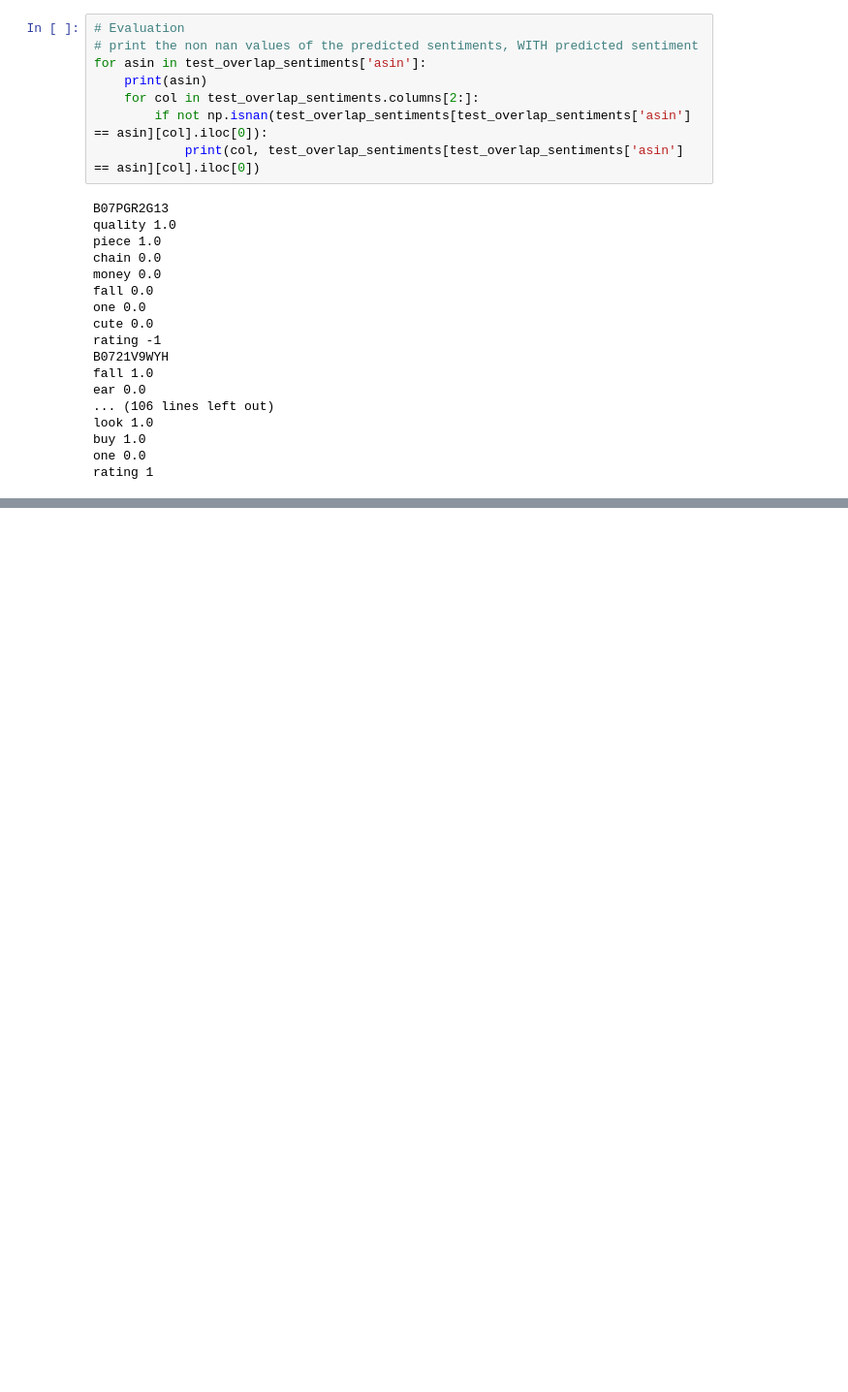
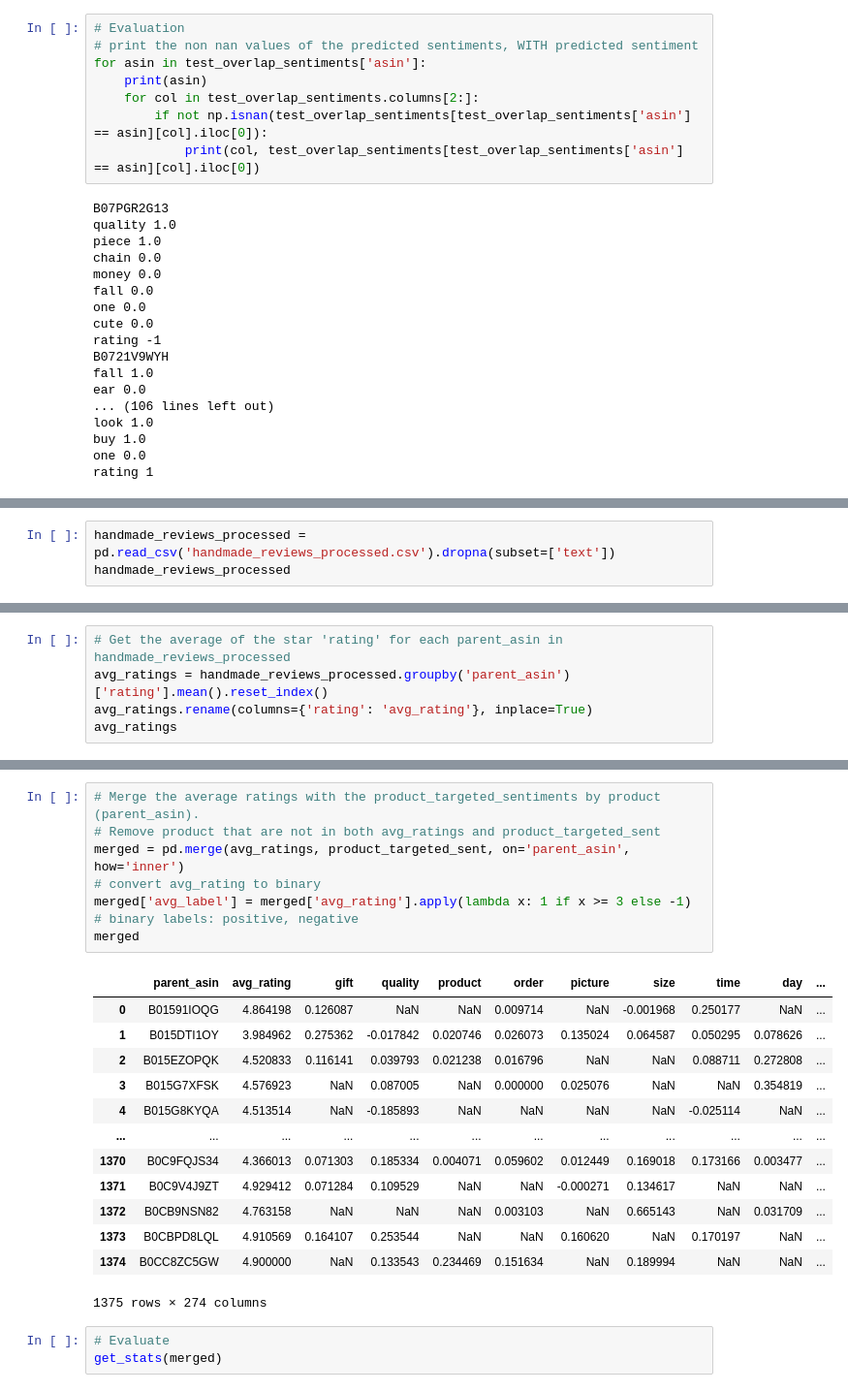
Before and after one commit to emilyguancamole/product-sentiment, a Jupyter notebook: evaluate.ipynb, the cells around one changed output, grey strips where cells are left out. Shown at 97% size. Saved outputs shown, nothing was run; the diff lists cells and outputs as text; blank space fills up the shorter version.

```diff
--- a/evaluate.ipynb
+++ b/evaluate.ipynb
@@ -605,0 +794,3 @@ rating 1
+# %%
+handmade_reviews_processed = pd.read_csv('handmade_reviews_processed.csv').dropna(subset=['text'])
+handmade_reviews_processed
@@ -605,0 +811,5 @@ rating 1
+# %%
+# Get the average of the star 'rating' for each parent_asin in handmade_reviews_processed
+avg_ratings = handmade_reviews_processed.groupby('parent_asin')['rating'].mean().reset_index()
+avg_ratings.rename(columns={'rating': 'avg_rating'}, inplace=True)
+avg_ratings
@@ -605,0 +830,24 @@ rating 1
+# %%
+# Merge the average ratings with the product_targeted_sentiments by product (parent_asin).
+# Remove product that are not in both avg_ratings and product_targeted_sent
+merged = pd.merge(avg_ratings, product_targeted_sent, on='parent_asin', how='inner')
+# convert avg_rating to binary
+merged['avg_label'] = merged['avg_rating'].apply(lambda x: 1 if x >= 3 else -1) # binary labels: positive, negative
+merged
+# %% [output]
+|  | parent_asin | avg_rating | gift | quality | product | order | picture | size | time | day | ... |
+| 0 | B01591IOQG | 4.864198 | 0.126087 | NaN | NaN | 0.009714 | NaN | -0.001968 | 0.250177 | NaN | ... |
+| 1 | B015DTI1OY | 3.984962 | 0.275362 | -0.017842 | 0.020746 | 0.026073 | 0.135024 | 0.064587 | 0.050295 | 0.078626 | ... |
+| 2 | B015EZOPQK | 4.520833 | 0.116141 | 0.039793 | 0.021238 | 0.016796 | NaN | NaN | 0.088711 | 0.272808 | ... |
+| 3 | B015G7XFSK | 4.576923 | NaN | 0.087005 | NaN | 0.000000 | 0.025076 | NaN | NaN | 0.354819 | ... |
+| 4 | B015G8KYQA | 4.513514 | NaN | -0.185893 | NaN | NaN | NaN | NaN | -0.025114 | NaN | ... |
+| ... | ... | ... | ... | ... | ... | ... | ... | ... | ... | ... | ... |
+| 1370 | B0C9FQJS34 | 4.366013 | 0.071303 | 0.185334 | 0.004071 | 0.059602 | 0.012449 | 0.169018 | 0.173166 | 0.003477 | ... |
+| 1371 | B0C9V4J9ZT | 4.929412 | 0.071284 | 0.109529 | NaN | NaN | -0.000271 | 0.134617 | NaN | NaN | ... |
+| 1372 | B0CB9NSN82 | 4.763158 | NaN | NaN | NaN | 0.003103 | NaN | 0.665143 | NaN | 0.031709 | ... |
+| 1373 | B0CBPD8LQL | 4.910569 | 0.164107 | 0.253544 | NaN | NaN | 0.160620 | NaN | 0.170197 | NaN | ... |
+| 1374 | B0CC8ZC5GW | 4.900000 | NaN | 0.133543 | 0.234469 | 0.151634 | NaN | 0.189994 | NaN | NaN | ... |
+1375 rows × 274 columns
+# %%
+# Evaluate
+get_stats(merged)
```
Also changed, not shown: parts of 13 cells of this notebook, 1 other file.
